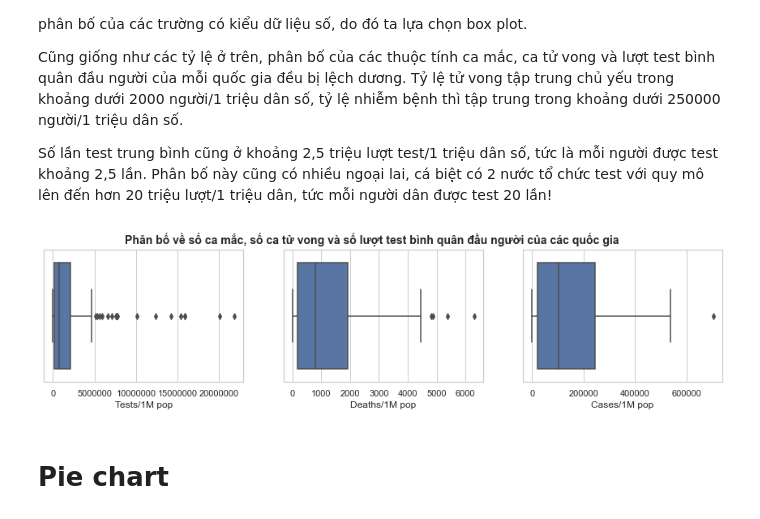
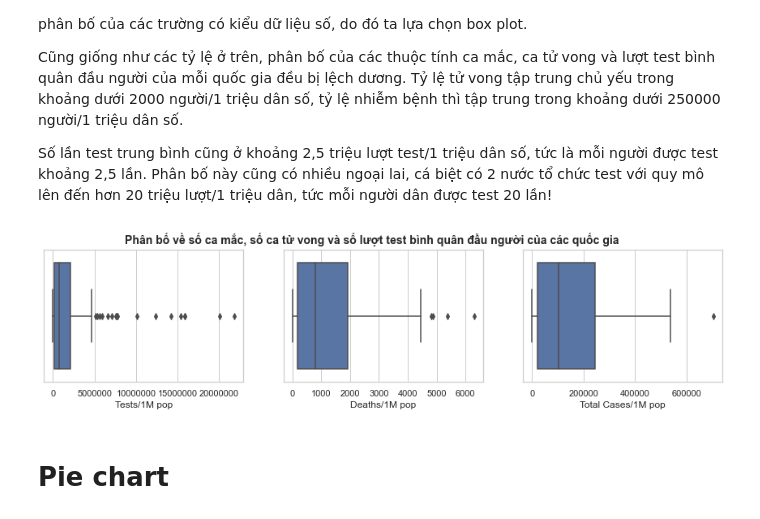
Before and after one commit to singsinghai/Lab01_Data_visual, a Jupyter notebook: boxplot-piechart.ipynb, the cells around one changed output. Cells and saved outputs as stored; diff of their text form; code cells hidden in the pictures.

Commit message:
Run notebook with new patched data

```diff
--- a/boxplot-piechart.ipynb
+++ b/boxplot-piechart.ipynb
@@ -134,18 +134,18 @@ Số lần test trung bình cũng ở khoảng 2,5 triệu lượt test/1 triệ
 # %%
 fig, axes = plt.subplots(1, 3, figsize=(15, 3))
 
 sns.boxplot(data=new_df, x='Tests/1M pop', ax=axes[0]).ticklabel_format(style='plain', axis='x')
 sns.boxplot(data=new_df, x='Deaths/1M pop', ax=axes[1])
-sns.boxplot(data=new_df, x='Cases/1M pop', ax=axes[2])
+sns.boxplot(data=new_df, x='Total Cases/1M pop', ax=axes[2])
 fig.suptitle(
     'Phân bố về số ca mắc, số ca tử vong và số lượt test bình quân đầu người của các quốc gia',
     fontsize=14,
     fontweight='bold'
 )
 
 plt.show()
 # %% [output]
-[figure, old version]
+[figure, new version]
 # %% [markdown]
 # Pie chart
 # %% [markdown]
```
Also changed, not shown: parts of 3 cells of this notebook.
